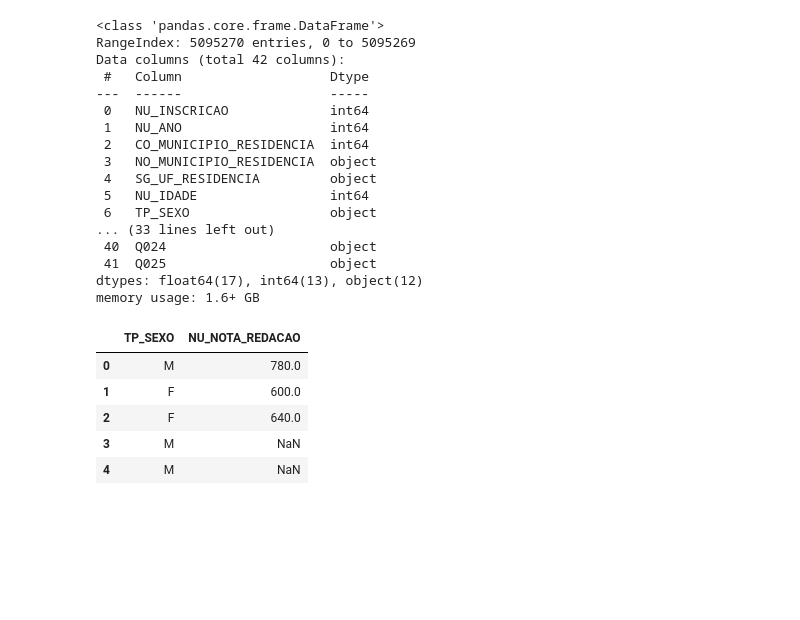
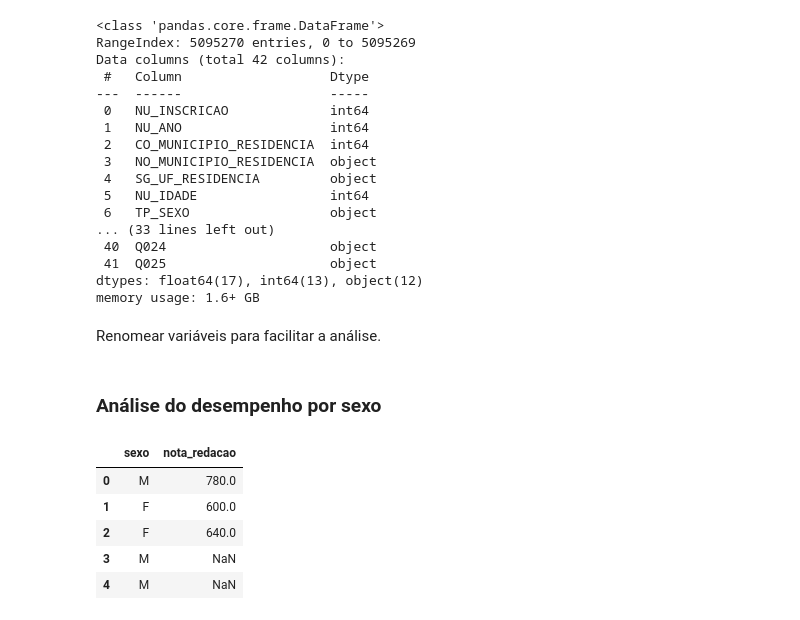
Before and after one commit to vitormiro/enem_2019_microdados, a Jupyter notebook: py_enem_2019.ipynb, the cells around one changed output. Drawn from its saved outputs; the diff is of its cells as text; code cells hidden in the pictures; blank space fills up the shorter version.

```diff
--- a/py_enem_2019.ipynb
+++ b/py_enem_2019.ipynb
@@ -174,13 +175,5 @@ Data columns (total 42 columns):
  41  Q025                     object
 dtypes: float64(17), int64(13), object(12)
 memory usage: 1.6+ GB
-# %%
-sexo_redacao = df.filter(items = ['TP_SEXO', 'NU_NOTA_REDACAO'])
-sexo_redacao.head()
-# %% [output]
-|  | TP_SEXO | NU_NOTA_REDACAO |
-| 0 | M | 780.0 |
-| 1 | F | 600.0 |
-| 2 | F | 640.0 |
-| 3 | M | NaN |
-| 4 | M | NaN |
+# %% [markdown]
+Renomear variáveis para facilitar a análise.
@@ -187 +201,14 @@ sexo_redacao.head()
+# %% [markdown]
+### Análise do desempenho por sexo
+# %%
+# Filtrar sexo e nota da redação
+sexo_redacao = df.filter(items = ['sexo', 'nota_redacao'])
+sexo_redacao.head()
+# %% [output]
+|  | sexo | nota_redacao |
+| 0 | M | 780.0 |
+| 1 | F | 600.0 |
+| 2 | F | 640.0 |
+| 3 | M | NaN |
+| 4 | M | NaN |
 # %%
```
Also changed, not shown: parts of 12 cells of this notebook.
